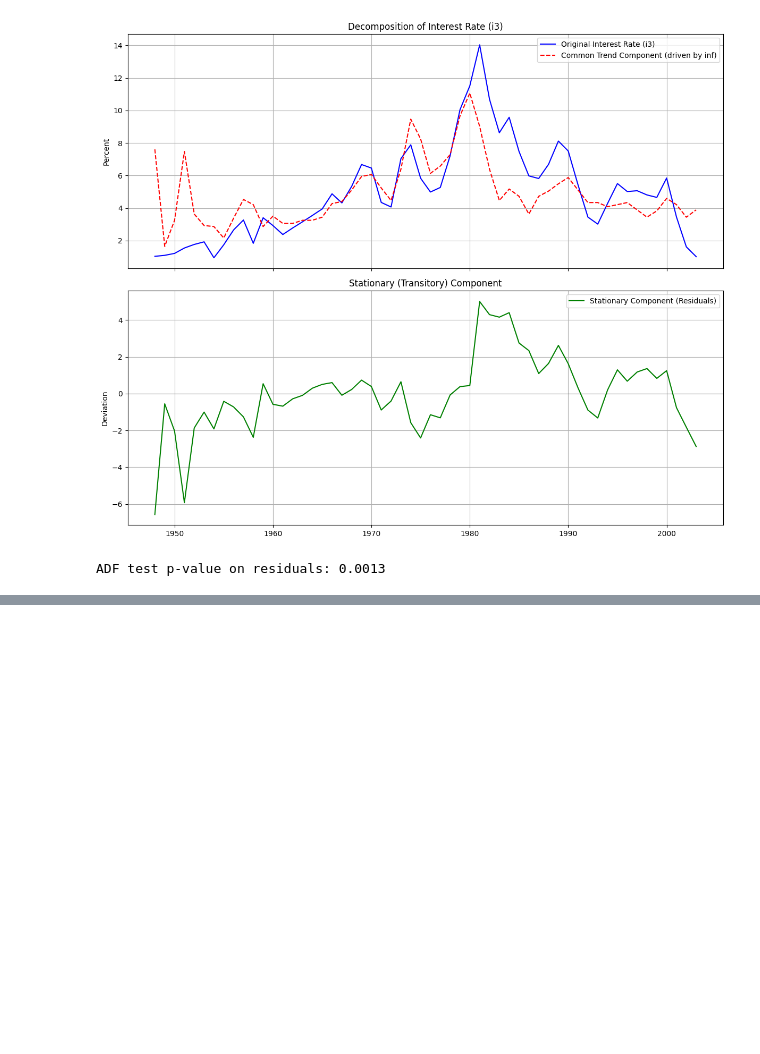
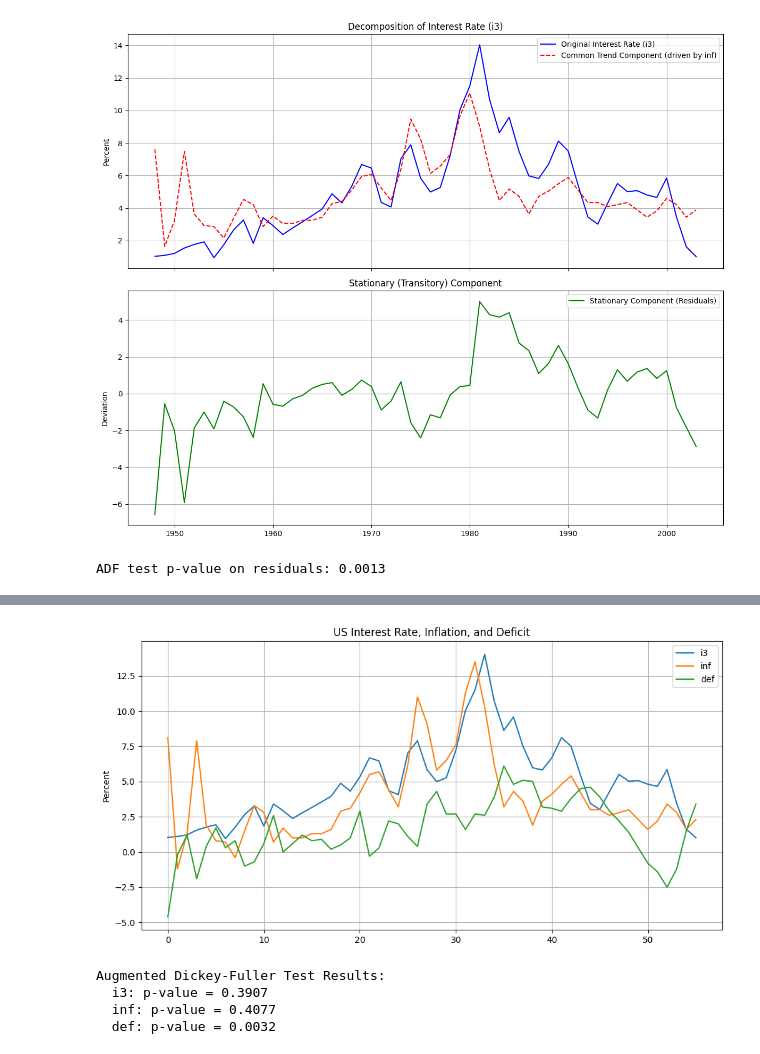
Before and after one commit to davescordova/Applied-Econometric-Time-Series-Walter-Enders, a Jupyter notebook: Chapter 6.ipynb, the cells around one changed output, grey strips where cells are left out. Saved outputs shown, nothing was run; the diff lists cells and outputs as text; code cells hidden in the pictures; blank space fills up the shorter version.

```diff
--- a/Chapter 6.ipynb
+++ b/Chapter 6.ipynb
@@ -184,0 +257,26 @@ ADF test p-value on residuals: 0.0013
+# %%
+# ECM for the n-variable case
+
+# Load the 'intdef' dataset
+df = wooldridge.data('intdef')
+
+# Select the variables of interest
+data = df[['i3', 'inf', 'def']]
+
+# Plot the series to visualize them
+data.plot(figsize=(12, 6), title='US Interest Rate, Inflation, and Deficit')
+plt.ylabel('Percent')
+plt.grid(True)
+plt.show()
+
+# Prerequisite: Confirm the series are I(1) using the ADF test
+print("Augmented Dickey-Fuller Test Results:")
+for name, series in data.items():
+    result = adfuller(series)
+    print(f'  {name}: p-value = {result[1]:.4f}') # We expect high p-values
+# %% [output]
+[figure, added]
+Augmented Dickey-Fuller Test Results:
+  i3: p-value = 0.3907
+  inf: p-value = 0.4077
+  def: p-value = 0.0032
```
Also changed, not shown: parts of 26 cells of this notebook.
